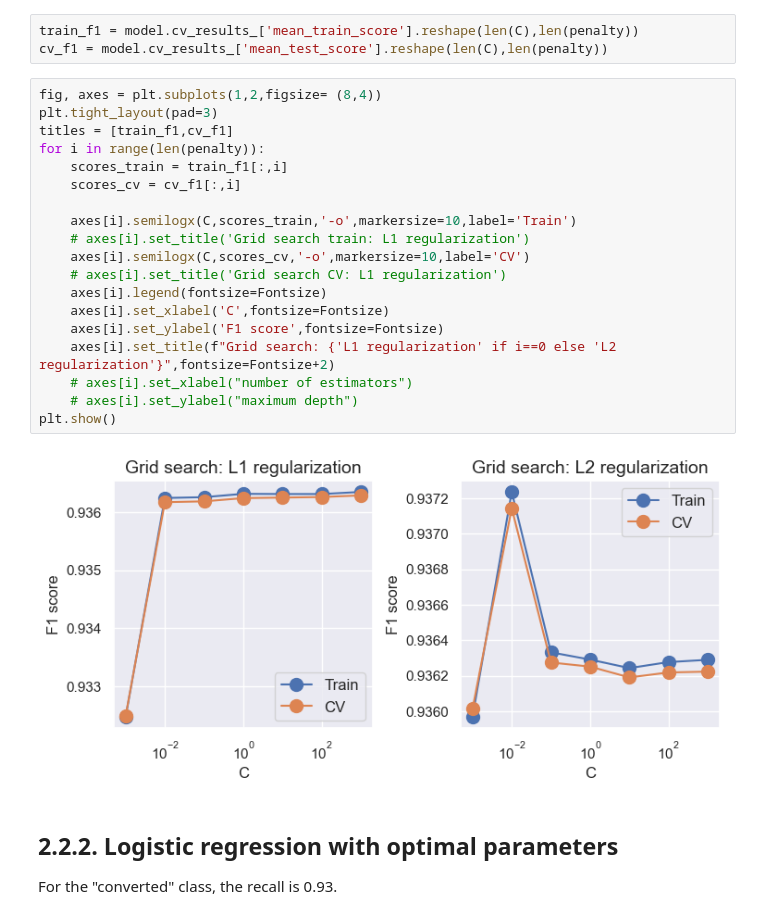
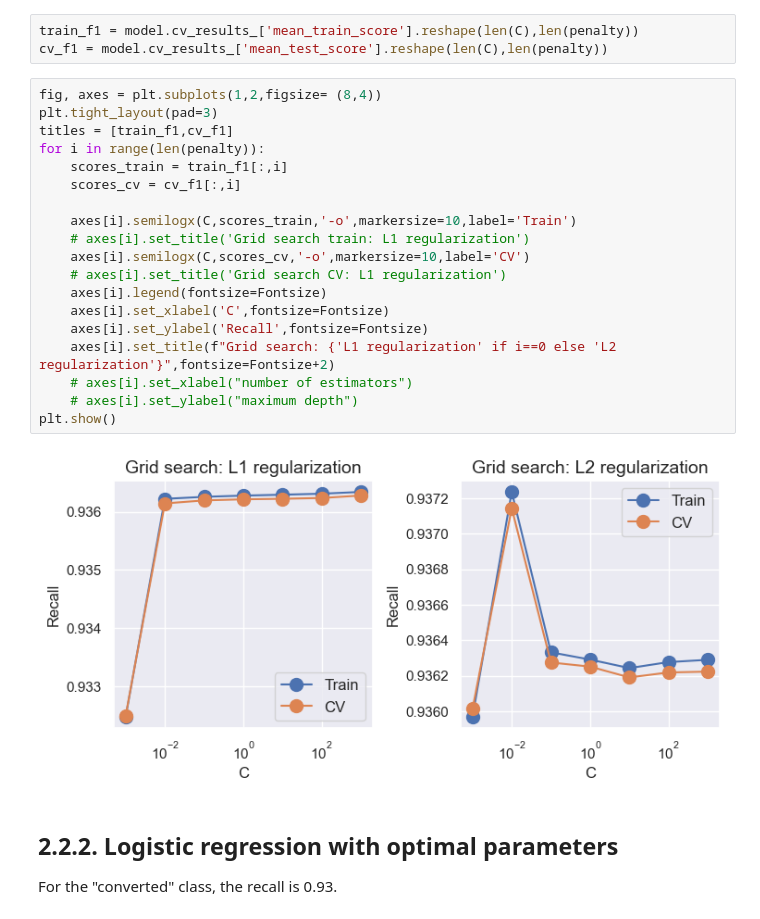
Before and after one commit to aprilzhizhou/ML_projects, a Jupyter notebook: conversion_rate/2_ML_models.ipynb, the cells around one changed output. Cells and saved outputs as stored; diff of their text form.

```diff
--- a/conversion_rate/2_ML_models.ipynb
+++ b/conversion_rate/2_ML_models.ipynb
@@ -123,24 +127,24 @@ cv_f1 = model.cv_results_['mean_test_score'].reshape(len(C),len(penalty))
 # %%
 fig, axes = plt.subplots(1,2,figsize= (8,4))
 plt.tight_layout(pad=3)
 titles = [train_f1,cv_f1]
 for i in range(len(penalty)):
     scores_train = train_f1[:,i]
     scores_cv = cv_f1[:,i]
 
     axes[i].semilogx(C,scores_train,'-o',markersize=10,label='Train')
     # axes[i].set_title('Grid search train: L1 regularization')
     axes[i].semilogx(C,scores_cv,'-o',markersize=10,label='CV')
     # axes[i].set_title('Grid search CV: L1 regularization')
     axes[i].legend(fontsize=Fontsize)
     axes[i].set_xlabel('C',fontsize=Fontsize)
-    axes[i].set_ylabel('F1 score',fontsize=Fontsize)
+    axes[i].set_ylabel('Recall',fontsize=Fontsize)
     axes[i].set_title(f"Grid search: {'L1 regularization' if i==0 else 'L2 regularization'}",fontsize=Fontsize+2)
     # axes[i].set_xlabel("number of estimators")
     # axes[i].set_ylabel("maximum depth")
 plt.show()
 # %% [output]
-[figure, old version]
+[figure, new version]
 # %% [markdown]
 ## 2.2.2. Logistic regression with optimal parameters
 
```
Also changed, not shown: parts of 24 cells of this notebook.
